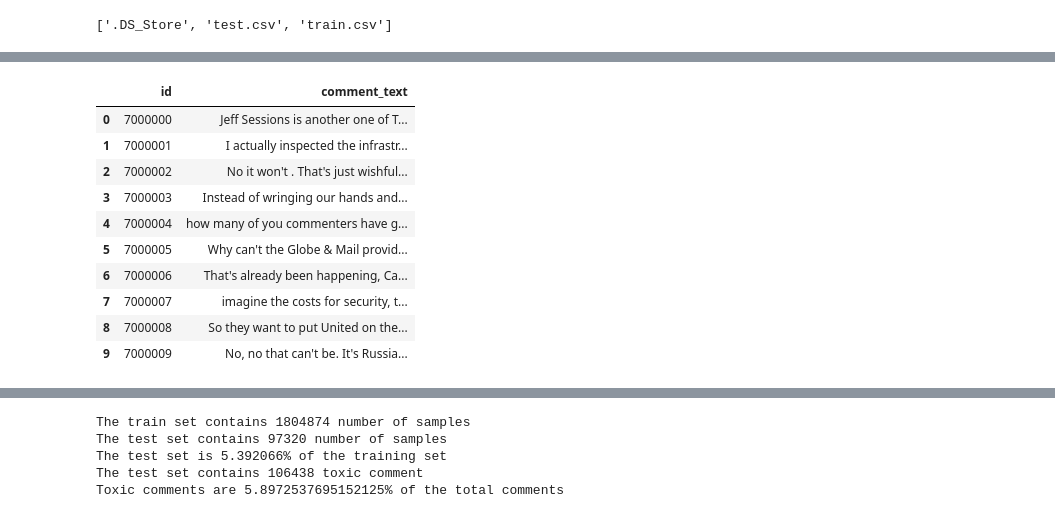
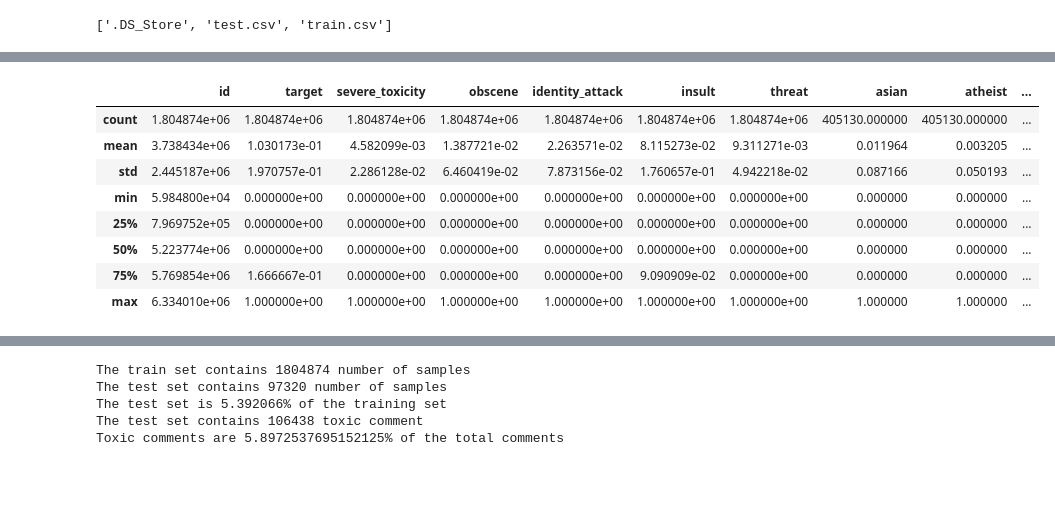
Before and after one commit to gromag/Machine-Learning-Engineer-Capstone-Project-Udacity, a Jupyter notebook: notebooks/Exploratory analysis.ipynb, the cells around one changed output, grey strips where cells are left out. Drawn from its saved outputs; the diff is of its cells as text; code cells hidden in the pictures; blank space fills up the shorter version.

```diff
--- a/notebooks/Exploratory analysis.ipynb
+++ b/notebooks/Exploratory analysis.ipynb
@@ -5,6 +5,7 @@
 
 import numpy as np # linear algebra
 import pandas as pd # data processing, CSV file I/O (e.g. pd.read_csv)
+pd.options.display.max_columns = 2000
 
 # Input data files are available in the "../input/" directory.
 # For example, running this (by clicking run or pressing Shift+Enter) will list the files in the input directory
@@ -43,14 +36,12 @@ train[:10]
-# %%
-test[:10]
-# %% [output]
-|  | id | comment_text |
-| 0 | 7000000 | Jeff Sessions is another one of T... |
-| 1 | 7000001 | I actually inspected the infrastr... |
-| 2 | 7000002 | No it won't . That's just wishful... |
-| 3 | 7000003 | Instead of wringing our hands and... |
-| 4 | 7000004 | how many of you commenters have g... |
-| 5 | 7000005 | Why can't the Globe & Mail provid... |
-| 6 | 7000006 | That's already been happening, Ca... |
-| 7 | 7000007 | imagine the costs for security, t... |
-| 8 | 7000008 | So they want to put United on the... |
-| 9 | 7000009 | No, no that can't be. It's Russia... |
+# %%
+display(train.describe())
+# %% [output]
+|  | id | target | severe_toxicity | obscene | identity_attack | insult | threat | asian | atheist | ... |
+| count | 1.804874e+06 | 1.804874e+06 | 1.804874e+06 | 1.804874e+06 | 1.804874e+06 | 1.804874e+06 | 1.804874e+06 | 405130.000000 | 405130.000000 | ... |
+| mean | 3.738434e+06 | 1.030173e-01 | 4.582099e-03 | 1.387721e-02 | 2.263571e-02 | 8.115273e-02 | 9.311271e-03 | 0.011964 | 0.003205 | ... |
+| std | 2.445187e+06 | 1.970757e-01 | 2.286128e-02 | 6.460419e-02 | 7.873156e-02 | 1.760657e-01 | 4.942218e-02 | 0.087166 | 0.050193 | ... |
+| min | 5.984800e+04 | 0.000000e+00 | 0.000000e+00 | 0.000000e+00 | 0.000000e+00 | 0.000000e+00 | 0.000000e+00 | 0.000000 | 0.000000 | ... |
+| 25% | 7.969752e+05 | 0.000000e+00 | 0.000000e+00 | 0.000000e+00 | 0.000000e+00 | 0.000000e+00 | 0.000000e+00 | 0.000000 | 0.000000 | ... |
+| 50% | 5.223774e+06 | 0.000000e+00 | 0.000000e+00 | 0.000000e+00 | 0.000000e+00 | 0.000000e+00 | 0.000000e+00 | 0.000000 | 0.000000 | ... |
+| 75% | 5.769854e+06 | 1.666667e-01 | 0.000000e+00 | 0.000000e+00 | 0.000000e+00 | 9.090909e-02 | 0.000000e+00 | 0.000000 | 0.000000 | ... |
+| max | 6.334010e+06 | 1.000000e+00 | 1.000000e+00 | 1.000000e+00 | 1.000000e+00 | 1.000000e+00 | 1.000000e+00 | 1.000000 | 1.000000 | ... |
```
Also changed, not shown: parts of 26 cells of this notebook, 1 other file.
